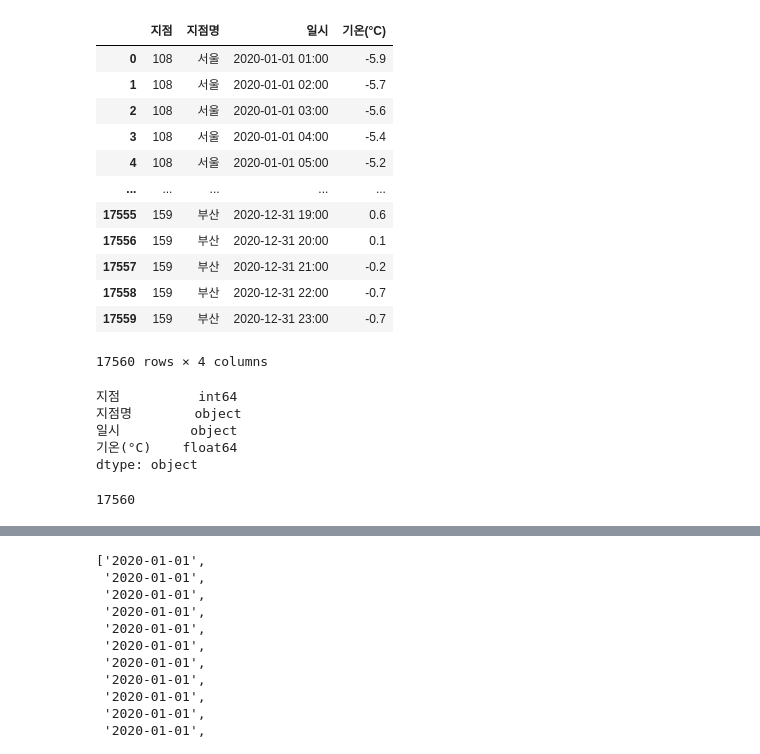
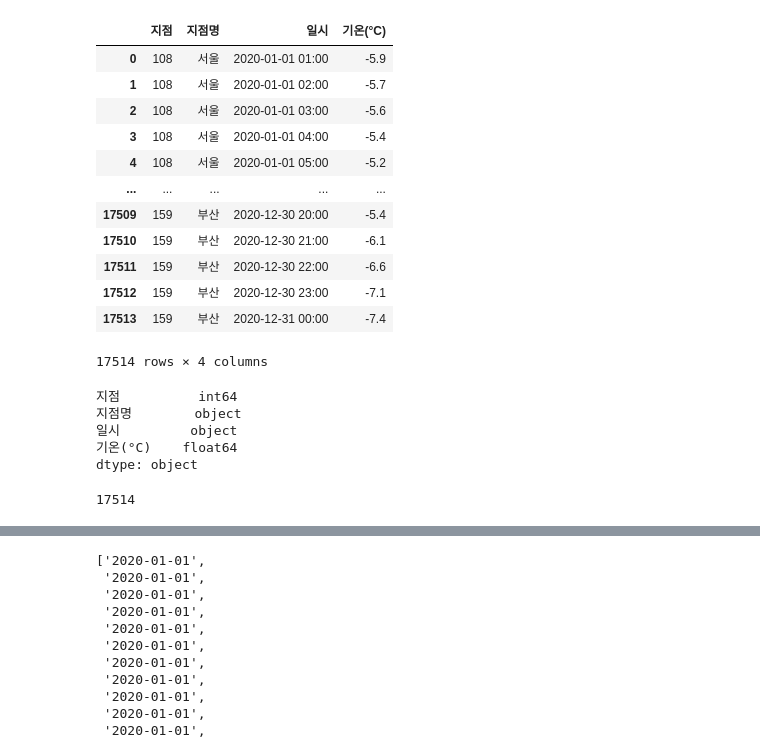
Before and after one commit to dmsxo0691/Java-Python, a Jupyter notebook: 20221027/09.ipynb, the cells around one changed output, grey strips where cells are left out. Cells and saved outputs as stored; diff of their text form; code cells hidden in the pictures.

Commit message:
feat : Dataframe Start

```diff
--- a/20221027/09.ipynb
+++ b/20221027/09.ipynb
@@ -1,21 +1,21 @@
 # %%
 import pandas as pd
-data = pd.read_csv('C:\\Users\\KGA_09\\Downloads\\obs1.csv', encoding='cp949')
+data = pd.read_csv('C:\\Users\\KGA\\Downloads\\obs1.csv' , encoding='cp949')
 data
 # %% [output]
 |  | 지점 | 지점명 | 일시 | 기온(°C) |
 | 0 | 108 | 서울 | 2020-01-01 01:00 | -5.9 |
 | 1 | 108 | 서울 | 2020-01-01 02:00 | -5.7 |
 | 2 | 108 | 서울 | 2020-01-01 03:00 | -5.6 |
 | 3 | 108 | 서울 | 2020-01-01 04:00 | -5.4 |
 | 4 | 108 | 서울 | 2020-01-01 05:00 | -5.2 |
 | ... | ... | ... | ... | ... |
-| 17555 | 159 | 부산 | 2020-12-31 19:00 | 0.6 |
-| 17556 | 159 | 부산 | 2020-12-31 20:00 | 0.1 |
-| 17557 | 159 | 부산 | 2020-12-31 21:00 | -0.2 |
-| 17558 | 159 | 부산 | 2020-12-31 22:00 | -0.7 |
-| 17559 | 159 | 부산 | 2020-12-31 23:00 | -0.7 |
+| 17509 | 159 | 부산 | 2020-12-30 20:00 | -5.4 |
+| 17510 | 159 | 부산 | 2020-12-30 21:00 | -6.1 |
+| 17511 | 159 | 부산 | 2020-12-30 22:00 | -6.6 |
+| 17512 | 159 | 부산 | 2020-12-30 23:00 | -7.1 |
+| 17513 | 159 | 부산 | 2020-12-31 00:00 | -7.4 |
-17560 rows × 4 columns
+17514 rows × 4 columns
 # %%
 print(data.dtypes)
 # %% [output]
@@ -27,4 +27,4 @@ dtype: object
 # %%
 print(len(data))
 # %% [output]
-17560
+17514
```
Also changed, not shown: parts of 35 cells of this notebook, 2 other files.
